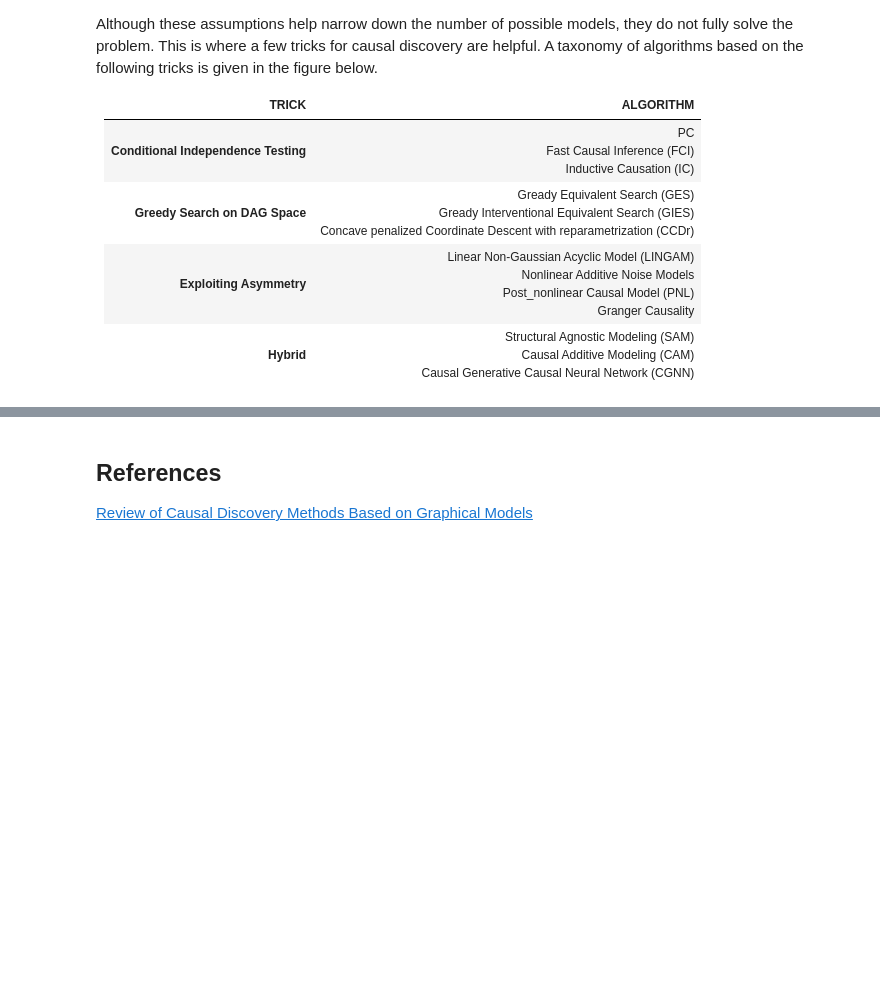
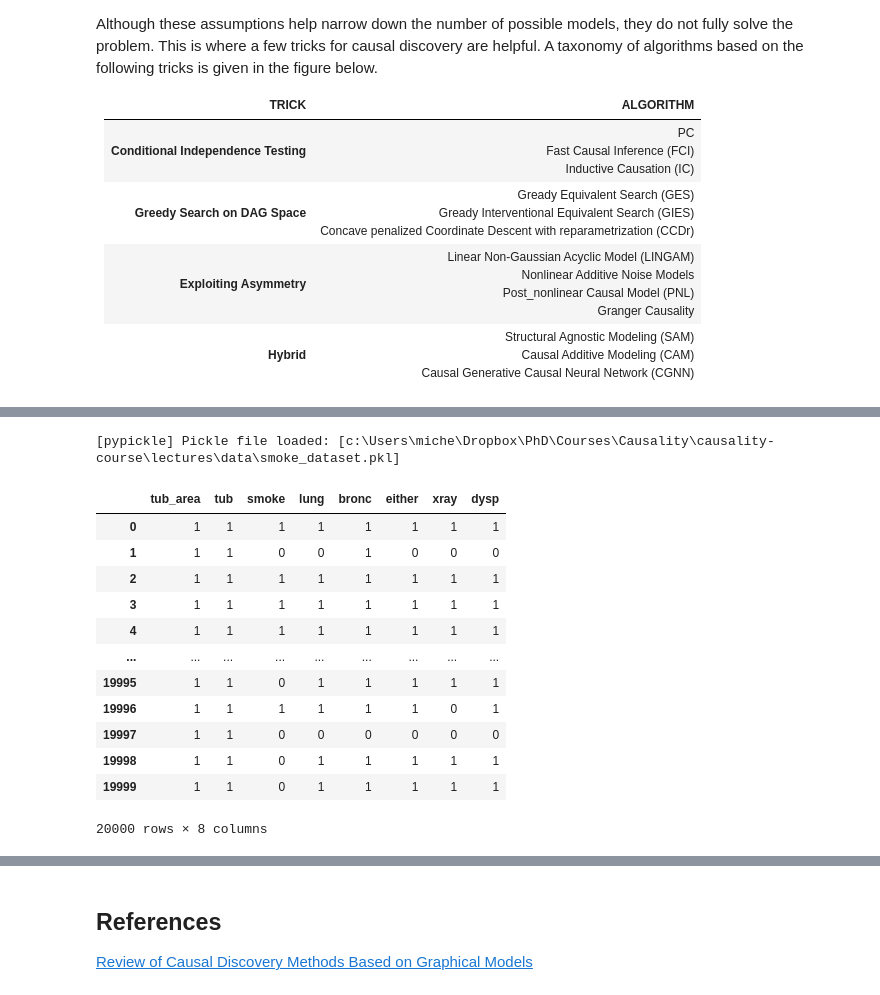
Before and after one commit to Ci2Lab/Applied_Causal_Inference_Course, a Jupyter notebook: lectures/CH-6-Causal-structure-learning.ipynb, the cells around one changed output, grey strips where cells are left out. Cells and saved outputs as stored; diff of their text form; code cells hidden in the pictures; blank space fills up the shorter version.

```diff
--- a/lectures/CH-6-Causal-structure-learning.ipynb
+++ b/lectures/CH-6-Causal-structure-learning.ipynb
@@ -82,0 +89,20 @@ We will make use of the *bnlearn* library (built on top of the extensive *pgmpy*
+# %%
+# Load model
+import bnlearn as bn
+df = bn.load(filepath='data/smoke_dataset.pkl')
+df
+# %% [output]
+[pypickle] Pickle file loaded: [c:\Users\miche\Dropbox\PhD\Courses\Causality\causality-course\lectures\data\smoke_dataset.pkl]
+|  | tub_area | tub | smoke | lung | bronc | either | xray | dysp |
+| 0 | 1 | 1 | 1 | 1 | 1 | 1 | 1 | 1 |
+| 1 | 1 | 1 | 0 | 0 | 1 | 0 | 0 | 0 |
+| 2 | 1 | 1 | 1 | 1 | 1 | 1 | 1 | 1 |
+| 3 | 1 | 1 | 1 | 1 | 1 | 1 | 1 | 1 |
+| 4 | 1 | 1 | 1 | 1 | 1 | 1 | 1 | 1 |
+| ... | ... | ... | ... | ... | ... | ... | ... | ... |
+| 19995 | 1 | 1 | 0 | 1 | 1 | 1 | 1 | 1 |
+| 19996 | 1 | 1 | 1 | 1 | 1 | 1 | 0 | 1 |
+| 19997 | 1 | 1 | 0 | 0 | 0 | 0 | 0 | 0 |
+| 19998 | 1 | 1 | 0 | 1 | 1 | 1 | 1 | 1 |
+| 19999 | 1 | 1 | 0 | 1 | 1 | 1 | 1 | 1 |
+20000 rows × 8 columns
```
Also changed, not shown: parts of 18 cells of this notebook.
